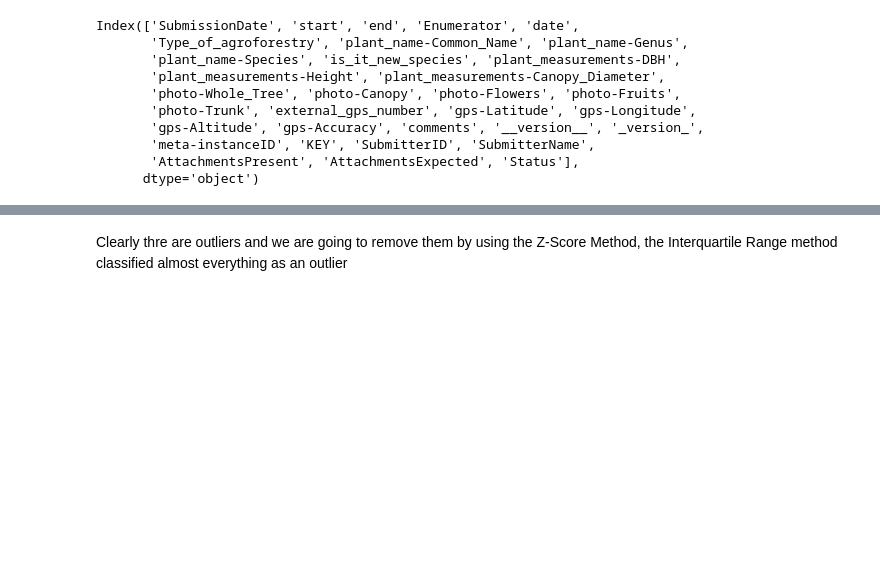
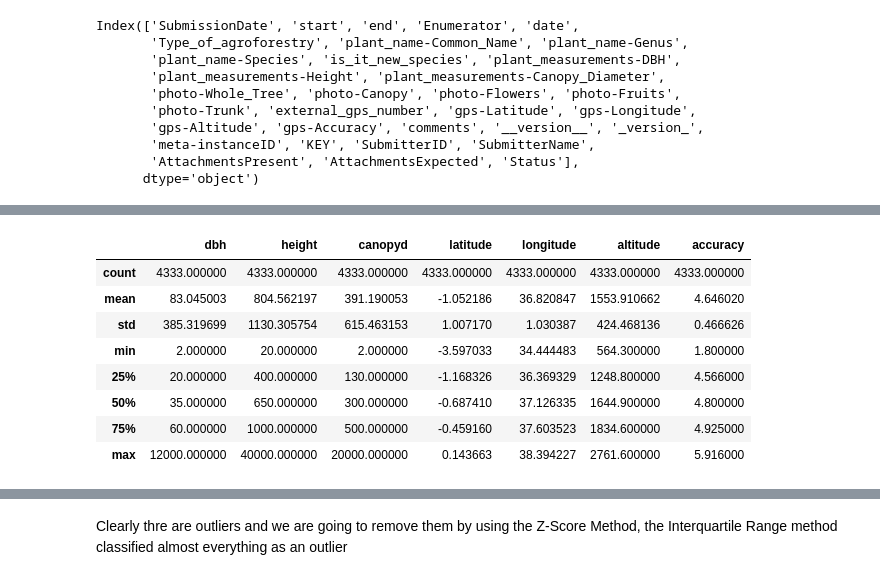
Before and after one commit to irungus/agf_kenya, a Jupyter notebook: agf_kenya_colab.ipynb, the cells around one changed output, grey strips where cells are left out. Saved outputs shown, nothing was run; the diff lists cells and outputs as text; code cells hidden in the pictures; blank space fills up the shorter version.

```diff
--- a/agf_kenya_colab.ipynb
+++ b/agf_kenya_colab.ipynb
@@ -137,3 +135,15 @@ memory usage: 591.7+ KB
+# %%
+agf_kenya.describe()
+# %% [output]
+|  | dbh | height | canopyd | latitude | longitude | altitude | accuracy |
+| count | 4333.000000 | 4333.000000 | 4333.000000 | 4333.000000 | 4333.000000 | 4333.000000 | 4333.000000 |
+| mean | 83.045003 | 804.562197 | 391.190053 | -1.052186 | 36.820847 | 1553.910662 | 4.646020 |
+| std | 385.319699 | 1130.305754 | 615.463153 | 1.007170 | 1.030387 | 424.468136 | 0.466626 |
+| min | 2.000000 | 20.000000 | 2.000000 | -3.597033 | 34.444483 | 564.300000 | 1.800000 |
+| 25% | 20.000000 | 400.000000 | 130.000000 | -1.168326 | 36.369329 | 1248.800000 | 4.566000 |
+| 50% | 35.000000 | 650.000000 | 300.000000 | -0.687410 | 37.126335 | 1644.900000 | 4.800000 |
+| 75% | 60.000000 | 1000.000000 | 500.000000 | -0.459160 | 37.603523 | 1834.600000 | 4.925000 |
+| max | 12000.000000 | 40000.000000 | 20000.000000 | 0.143663 | 38.394227 | 2761.600000 | 5.916000 |
 # %%
 # Drop rows with incoherent genus names
 strings_to_drop = ["a", "B", "A", "Coff", "not", "Zae", "yy", "y", "not1", "ff", "gg", "Aa", "Henry1", "t", "Na", "T.", "Na1"]
```
Also changed, not shown: parts of 15 cells of this notebook.
